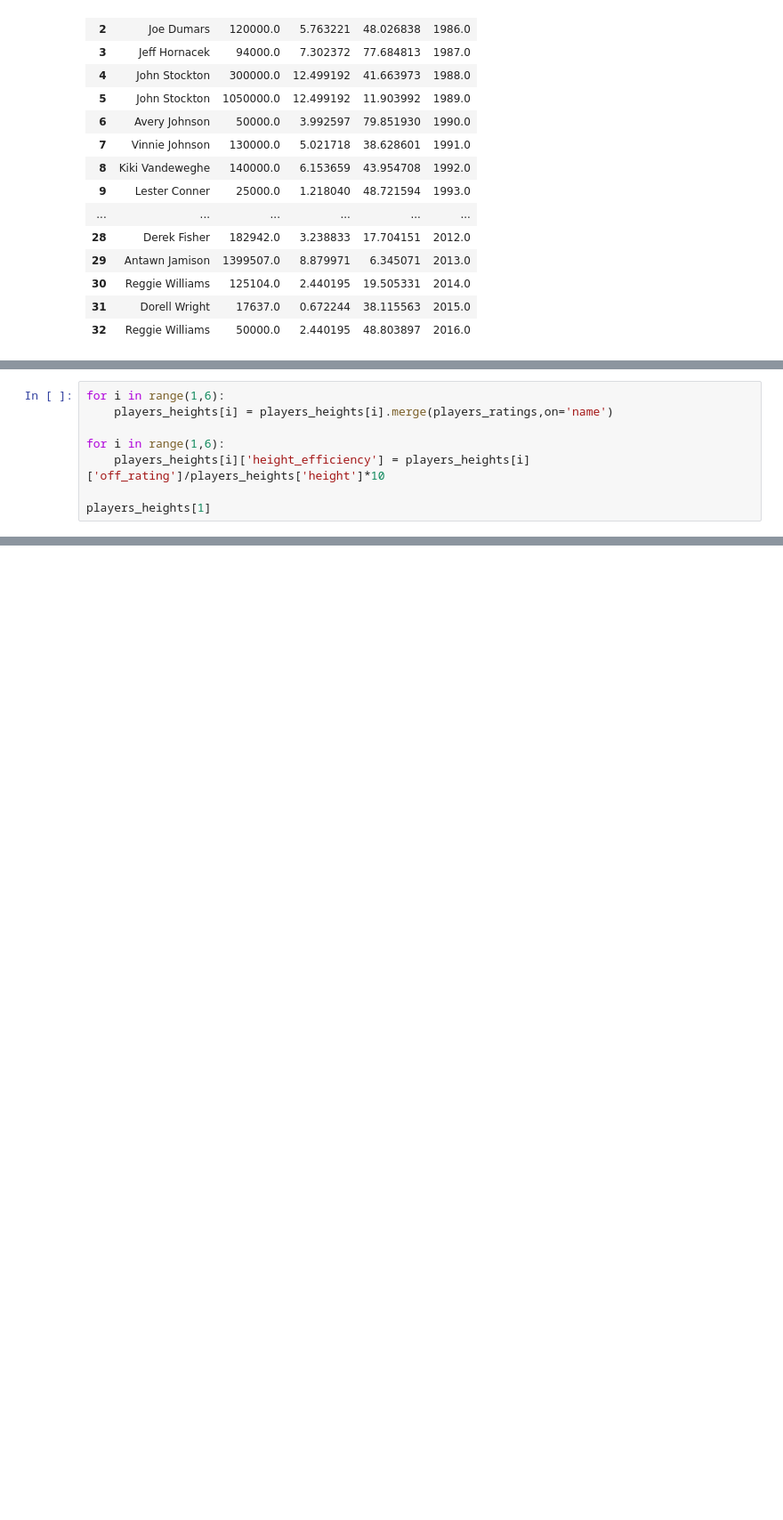
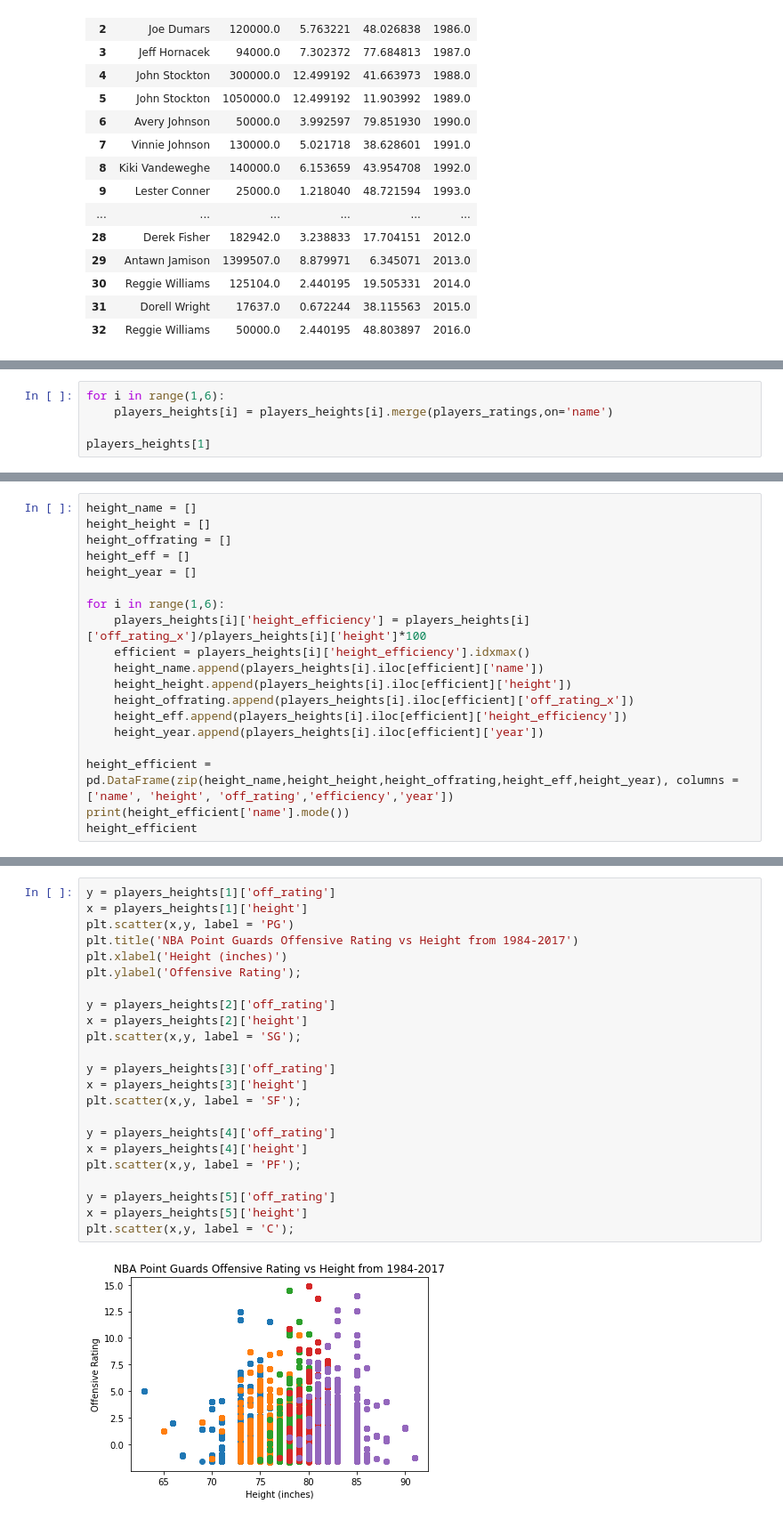
Before and after one commit to acook4148/CMSC320FinalProject, a Jupyter notebook: Kos_Copy.ipynb, the cells around one changed output, grey strips where cells are left out. Shown at 89% size. Saved outputs shown, nothing was run; the diff lists cells and outputs as text; blank space fills up the shorter version.

```diff
--- a/Kos_Copy.ipynb
+++ b/Kos_Copy.ipynb
@@ -833,7 +827,4 @@ players_heights[1]
 for i in range(1,6):
     players_heights[i] = players_heights[i].merge(players_ratings,on='name')
 
-for i in range(1,6):
-    players_heights[i]['height_efficiency'] = players_heights[i]['off_rating']/players_heights['height']*10
-
 players_heights[1]
@@ -839,0 +847,19 @@ players_heights[1]
+# %%
+height_name = []
+height_height = []
+height_offrating = []
+height_eff = []
+height_year = []
+
+for i in range(1,6):
+    players_heights[i]['height_efficiency'] = players_heights[i]['off_rating_x']/players_heights[i]['height']*100
+    efficient = players_heights[i]['height_efficiency'].idxmax()
+    height_name.append(players_heights[i].iloc[efficient]['name'])
+    height_height.append(players_heights[i].iloc[efficient]['height'])
+    height_offrating.append(players_heights[i].iloc[efficient]['off_rating_x'])
+    height_eff.append(players_heights[i].iloc[efficient]['height_efficiency'])
+    height_year.append(players_heights[i].iloc[efficient]['year'])
+
+height_efficient = pd.DataFrame(zip(height_name,height_height,height_offrating,height_eff,height_year), columns = ['name', 'height', 'off_rating','efficiency','year'])
+print(height_efficient['name'].mode())
+height_efficient
@@ -839,0 +877,25 @@ players_heights[1]
+# %%
+y = players_heights[1]['off_rating']
+x = players_heights[1]['height']
+plt.scatter(x,y, label = 'PG')
+plt.title('NBA Point Guards Offensive Rating vs Height from 1984-2017')
+plt.xlabel('Height (inches)')
+plt.ylabel('Offensive Rating');
+
+y = players_heights[2]['off_rating']
+x = players_heights[2]['height']
+plt.scatter(x,y, label = 'SG');
+
+y = players_heights[3]['off_rating']
+x = players_heights[3]['height']
+plt.scatter(x,y, label = 'SF');
+
+y = players_heights[4]['off_rating']
+x = players_heights[4]['height']
+plt.scatter(x,y, label = 'PF');
+
+y = players_heights[5]['off_rating']
+x = players_heights[5]['height']
+plt.scatter(x,y, label = 'C');
+# %% [output]
+[figure, added]
```
Also changed, not shown: parts of 14 cells of this notebook, 5 other files.
